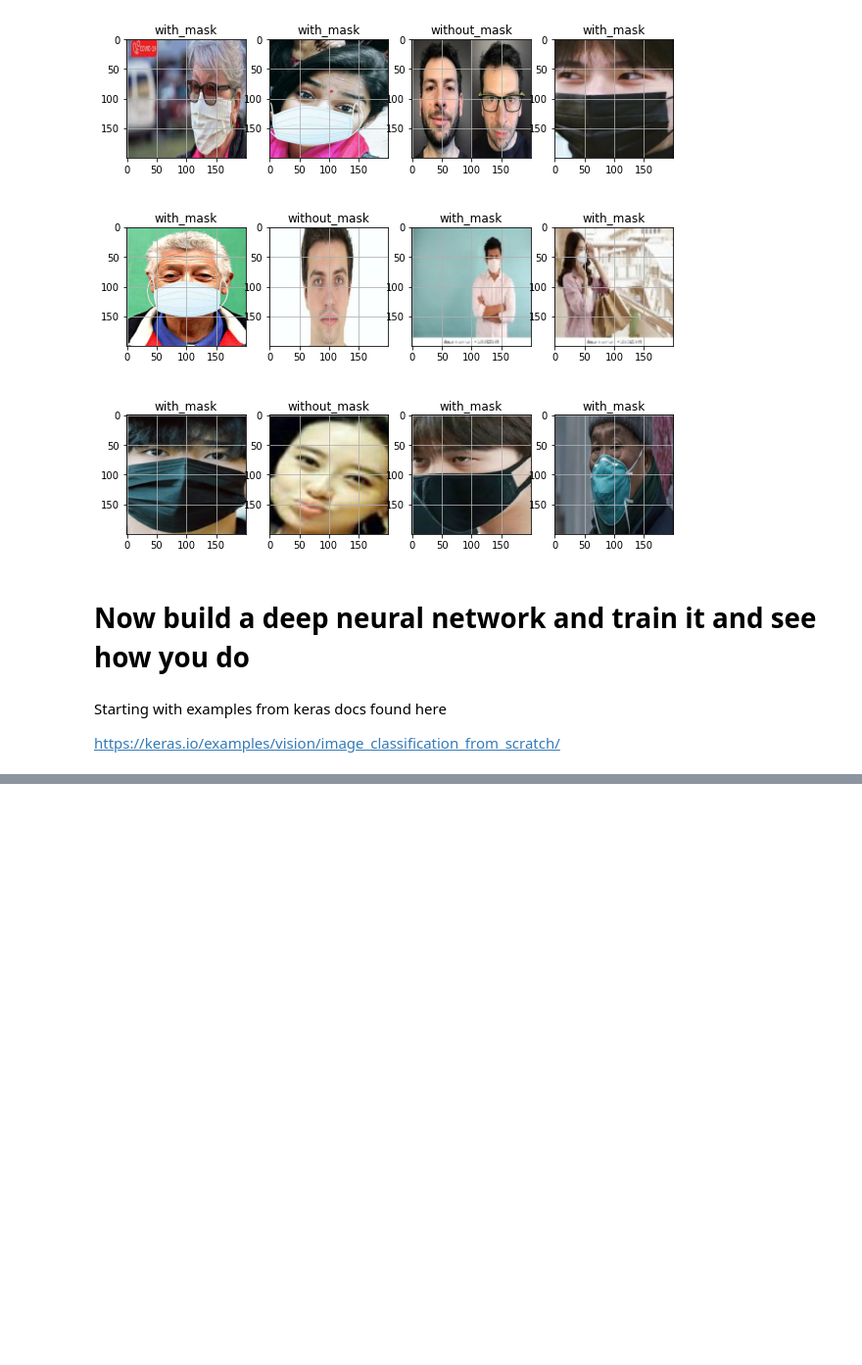
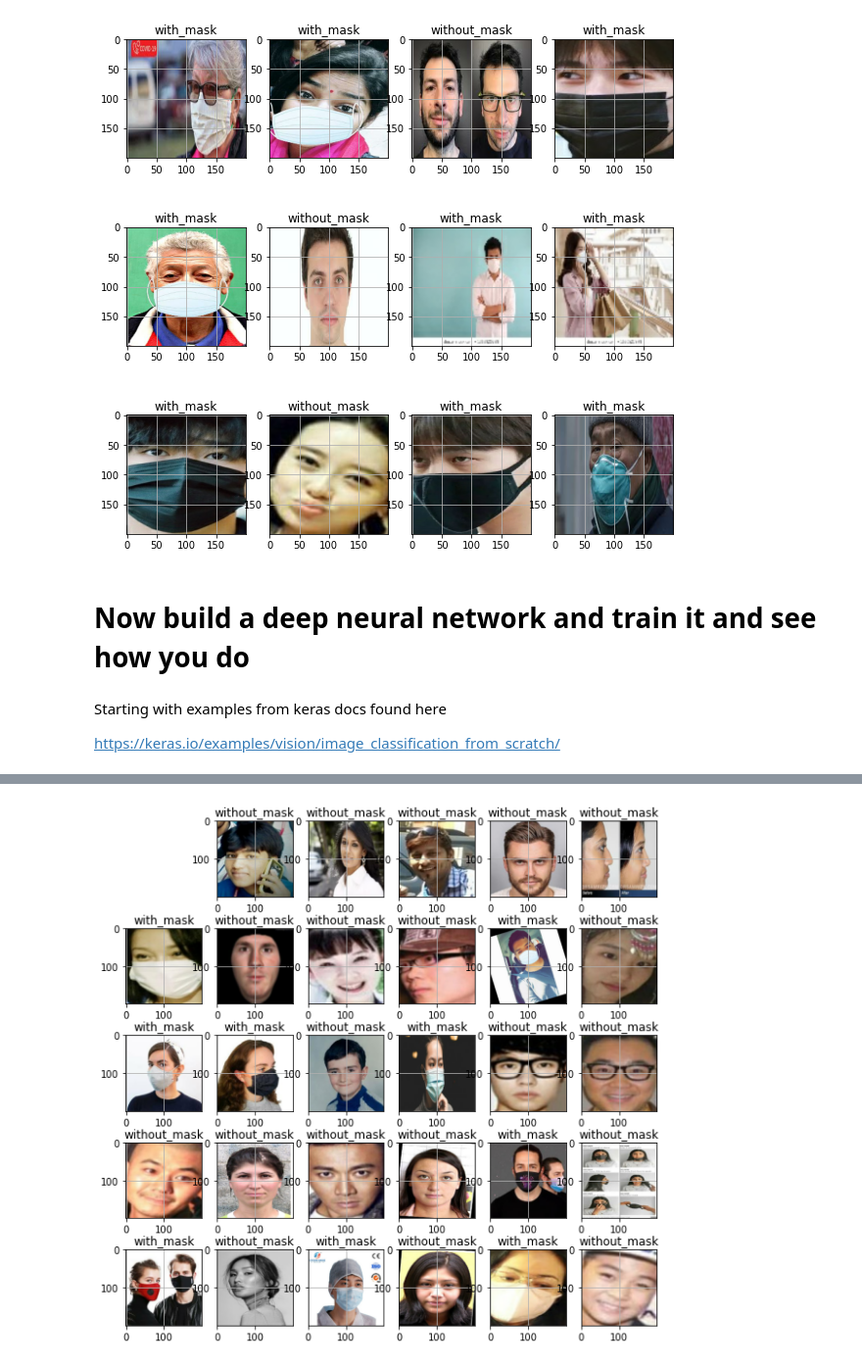
Before and after one commit to MichaelWGibson/Continuum, a Jupyter notebook: MaskHw/Michael.ipynb, the cells around one changed output, grey strips where cells are left out. Shown at 98% size. Drawn from its saved outputs; the diff is of its cells as text; code cells hidden in the pictures; blank space fills up the shorter version.

```diff
--- a/MaskHw/Michael.ipynb
+++ b/MaskHw/Michael.ipynb
@@ -163,6 +252,6 @@ Epoch 3/3
 <tensorflow.python.keras.callbacks.History at 0x...>
 # %%
 model.fit(
-    training_ds, epochs=3, validation_data=testing_ds,
+    training_ds, epochs=5, validation_data=testing_ds,
 )
 # %% [output]
@@ -194,0 +288,21 @@ weighted avg       0.95      0.94      0.94      1510
+# %%
+
+# Print out ones we didn't get right
+plt.figure(figsize=(10, 10))
+
+count = 0
+good = 0
+for images, labels in testing_ds.take(200):
+    for i in range(40):
+        count = count + 1
+        if y_true[i] == y_pred[i]:
+            continue
+        good = good + 1
+        if good > 29:
+            break
+        ax = plt.subplot(5, 6, good + 1)
+        plt.imshow(images[i].numpy().astype("uint8"))
+        plt.title(class_names[labels[i]])
+        plt.grid(True)
+# %% [output]
+[figure, added]
```
Also changed, not shown: parts of 4 cells of this notebook.
